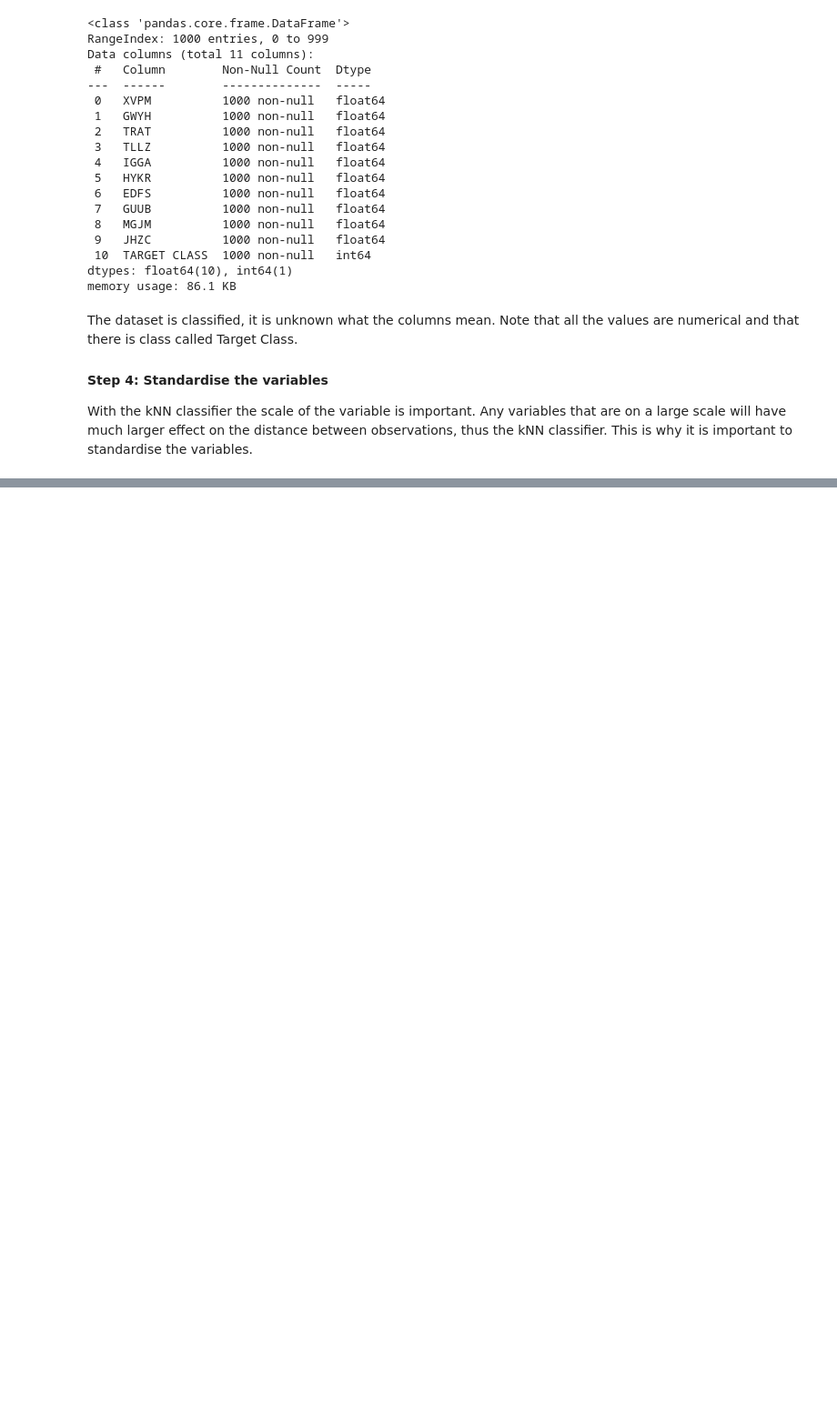
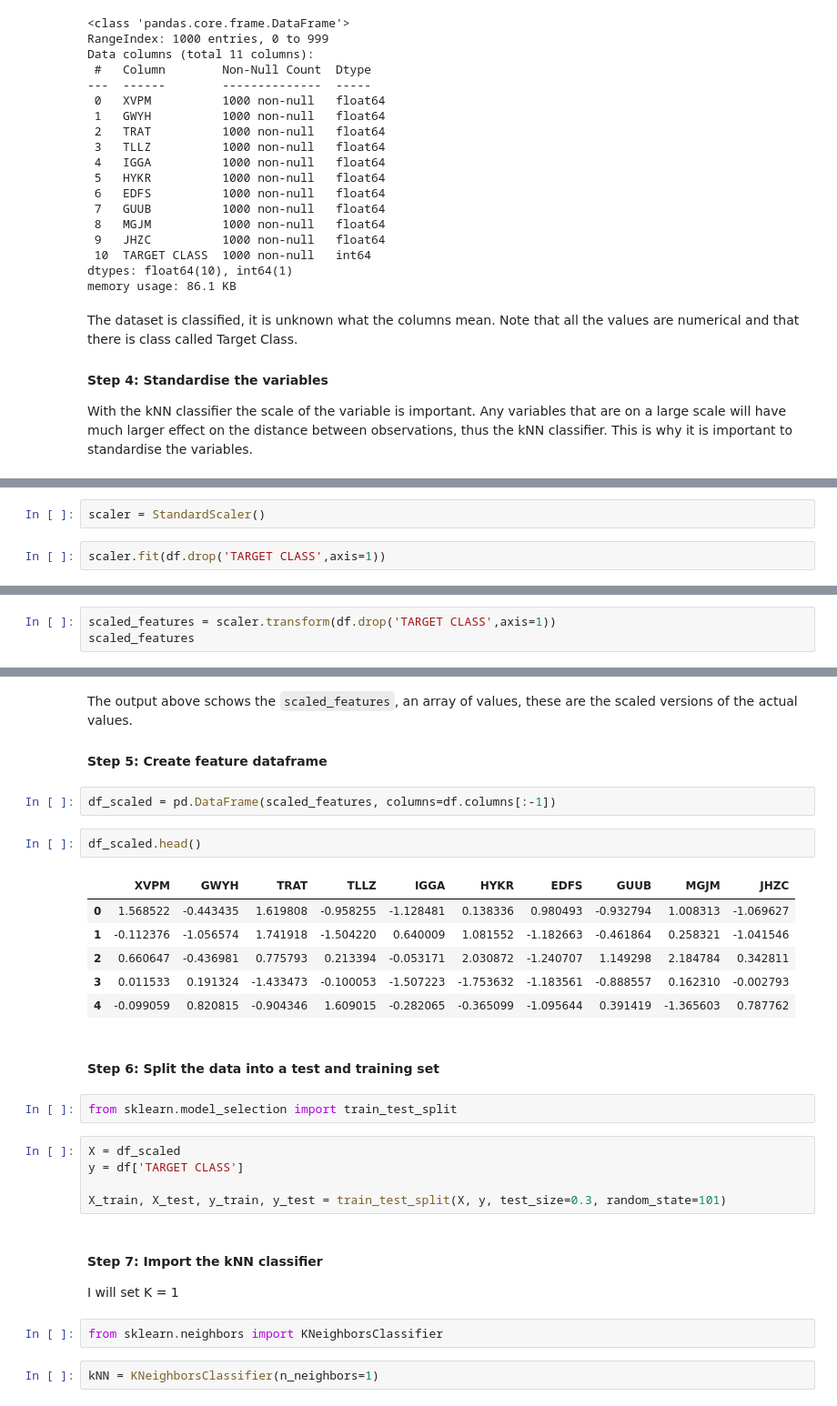
Before and after one commit to lostconnectionhere/machinelearning, a Jupyter notebook: kNN/classified_kNN.ipynb, the cells around one changed output, grey strips where cells are left out. Shown at 91% size. Drawn from its saved outputs; the diff is of its cells as text; blank space fills up the shorter version.

```diff
--- a/kNN/classified_kNN.ipynb
+++ b/kNN/classified_kNN.ipynb
@@ -53,0 +56,4 @@ With the kNN classifier the scale of the variable is important. Any variables th
+# %%
+scaler = StandardScaler()
+# %%
+scaler.fit(df.drop('TARGET CLASS',axis=1))
@@ -53,0 +62,3 @@ With the kNN classifier the scale of the variable is important. Any variables th
+# %%
+scaled_features = scaler.transform(df.drop('TARGET CLASS',axis=1))
+scaled_features
@@ -53,0 +79,32 @@ With the kNN classifier the scale of the variable is important. Any variables th
+# %% [markdown]
+The output above schows the <code>scaled_features</code>, an array of values, these are the scaled versions of the actual values.
+
+#### Step 5: Create feature dataframe
+# %%
+df_scaled = pd.DataFrame(scaled_features, columns=df.columns[:-1])
+# %%
+df_scaled.head()
+# %% [output]
+|  | XVPM | GWYH | TRAT | TLLZ | IGGA | HYKR | EDFS | GUUB | MGJM | JHZC |
+| 0 | 1.568522 | -0.443435 | 1.619808 | -0.958255 | -1.128481 | 0.138336 | 0.980493 | -0.932794 | 1.008313 | -1.069627 |
+| 1 | -0.112376 | -1.056574 | 1.741918 | -1.504220 | 0.640009 | 1.081552 | -1.182663 | -0.461864 | 0.258321 | -1.041546 |
+| 2 | 0.660647 | -0.436981 | 0.775793 | 0.213394 | -0.053171 | 2.030872 | -1.240707 | 1.149298 | 2.184784 | 0.342811 |
+| 3 | 0.011533 | 0.191324 | -1.433473 | -0.100053 | -1.507223 | -1.753632 | -1.183561 | -0.888557 | 0.162310 | -0.002793 |
+| 4 | -0.099059 | 0.820815 | -0.904346 | 1.609015 | -0.282065 | -0.365099 | -1.095644 | 0.391419 | -1.365603 | 0.787762 |
+# %% [markdown]
+#### Step 6: Split the data into a test and training set
+# %%
+from sklearn.model_selection import train_test_split
+# %%
+X = df_scaled
+y = df['TARGET CLASS']
+
+X_train, X_test, y_train, y_test = train_test_split(X, y, test_size=0.3, random_state=101)
+# %% [markdown]
+#### Step 7: Import the kNN classifier
+
+I will set K = 1
+# %%
+from sklearn.neighbors import KNeighborsClassifier
+# %%
+kNN = KNeighborsClassifier(n_neighbors=1)
```
Also changed, not shown: parts of 15 cells of this notebook.
